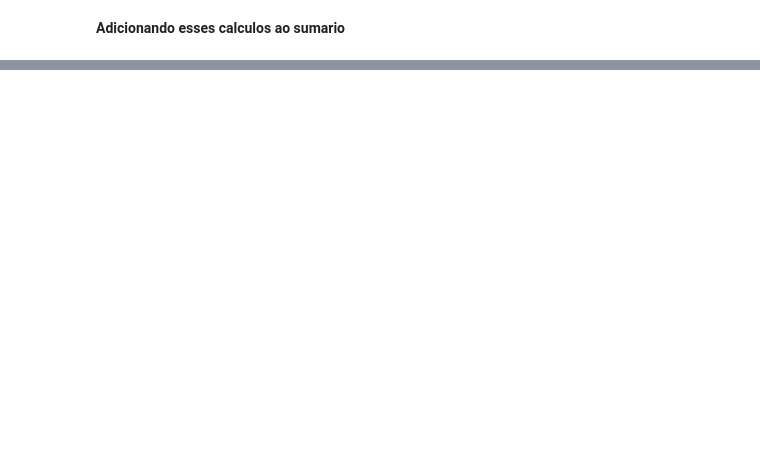
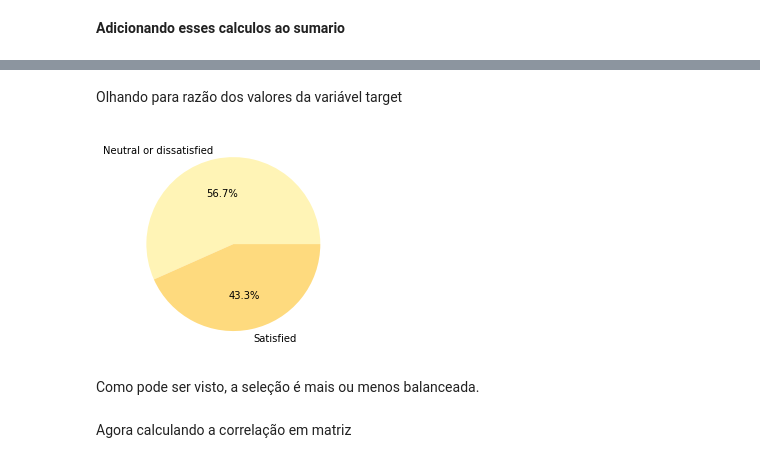
Before and after one commit to Pvcunha/introducao-ciencia-dados, a Jupyter notebook: introducao_ciencia_dados.ipynb, the cells around one changed output, grey strips where cells are left out. Saved outputs shown, nothing was run; the diff lists cells and outputs as text; code cells hidden in the pictures; blank space fills up the shorter version.

Commit message:
Data visualization mudada

```diff
--- a/introducao_ciencia_dados.ipynb
+++ b/introducao_ciencia_dados.ipynb
@@ -647,7 +372,0 @@ plot_bar(X)
-# %%
-sns.set_style(style='white')
-fig, axes = plt.subplots(1, 2,  figsize=(15, 5))
-sns.histplot(data=data_train, x ='Type of Travel', hue='satisfaction', multiple="dodge", shrink=.8,
-             palette='Set1', ax=axes[0])
-sns.histplot(data=data_train, x ='Class', hue ='satisfaction', multiple="dodge", shrink=.8,
-             palette='Set1', ax=axes[1]);
@@ -659,0 +385,11 @@ sns.barplot(data =data_train, x = 'satisfaction',  y ='Flight Distance', palette
+# %% [markdown]
+Olhando para razão dos valores da variável target
+# %%
+plt.pie(df.satisfaction.value_counts(),labels = ["Neutral or dissatisfied","Satisfied"],colors = sns.color_palette("YlOrBr"), autopct = '%1.1f%%')
+pass
+# %% [output]
+[figure, added]
+# %% [markdown]
+Como pode ser visto, a seleção é mais ou menos balanceada.
+# %% [markdown]
+Agora calculando a correlação em matriz
```
Also changed, not shown: parts of 57 cells of this notebook.
